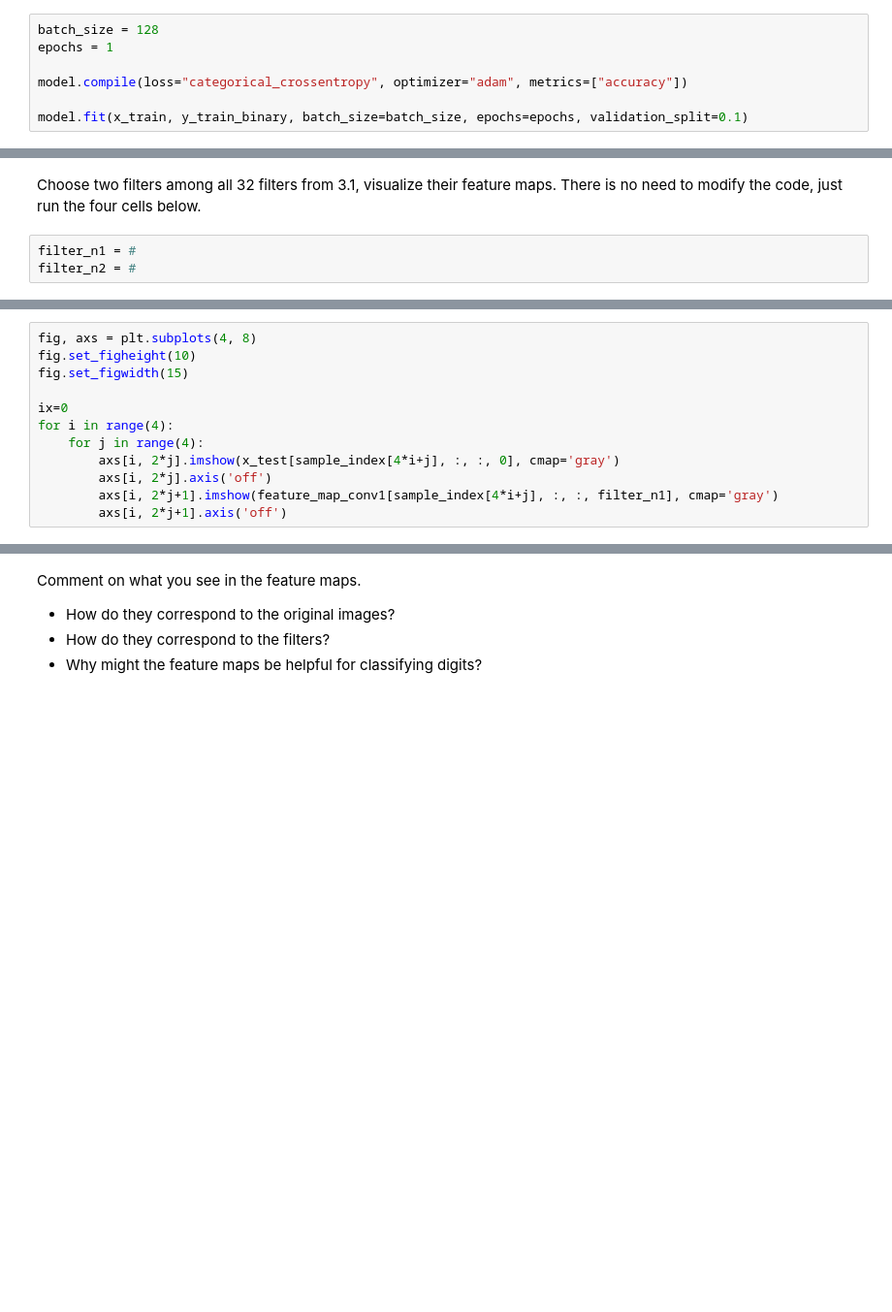
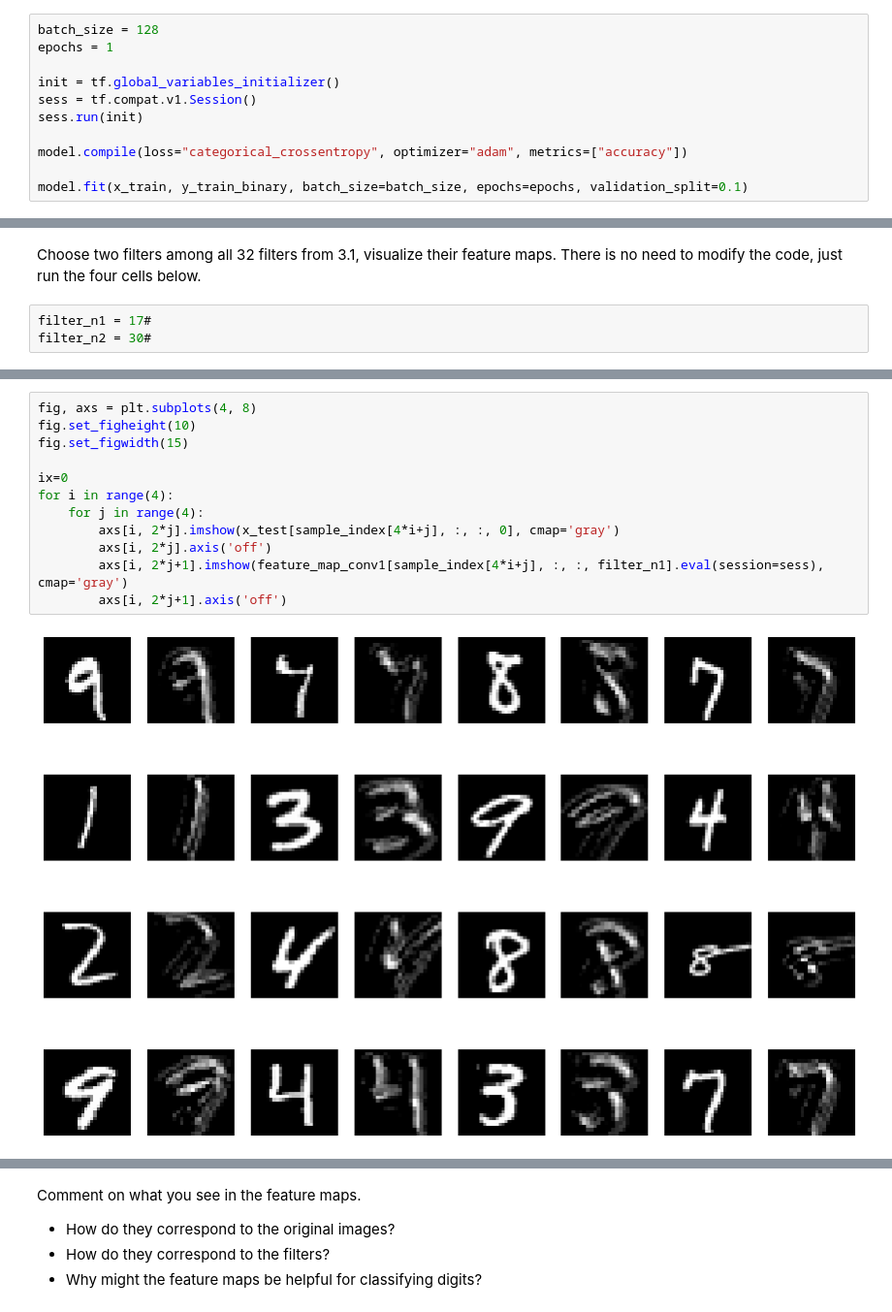
Before and after one commit to Voldemort108X/Yale-courses, a Jupyter notebook: SDS 665 Intermediate Machine Learning/HWs/HW2/assn2.ipynb, the cells around one changed output, grey strips where cells are left out. Shown at 97% size. Drawn from its saved outputs; the diff is of its cells as text; blank space fills up the shorter version.

```diff
--- a/SDS 665 Intermediate Machine Learning/HWs/HW2/assn2.ipynb
+++ b/SDS 665 Intermediate Machine Learning/HWs/HW2/assn2.ipynb
@@ -109,6 +107,10 @@ _________________________________________________________________
 batch_size = 128
 epochs = 1
 
+init = tf.global_variables_initializer()
+sess = tf.compat.v1.Session()
+sess.run(init)
+
 model.compile(loss="categorical_crossentropy", optimizer="adam", metrics=["accuracy"])
 
 model.fit(x_train, y_train_binary, batch_size=batch_size, epochs=epochs, validation_split=0.1)
@@ -160,7 +164,7 @@ sample_index = random.sample(range(1, len(x_test)), 16)
 # %% [markdown]
 Choose two filters among all 32 filters from 3.1, visualize their feature maps. There is no need to modify the code, just run the four cells below.
 # %%
-filter_n1 = #
-filter_n2 = #
+filter_n1 = 17#
+filter_n2 = 30#
 # %%
 plt.imshow(filters_conv1[:, :, 0, filter_n1], cmap='gray')
@@ -167,14 +174,16 @@ plt.imshow(filters_conv1[:, :, 0, filter_n1], cmap='gray')
 # %%
 fig, axs = plt.subplots(4, 8)
 fig.set_figheight(10)
 fig.set_figwidth(15)
 
 ix=0
 for i in range(4):
     for j in range(4):
         axs[i, 2*j].imshow(x_test[sample_index[4*i+j], :, :, 0], cmap='gray')
         axs[i, 2*j].axis('off')
-        axs[i, 2*j+1].imshow(feature_map_conv1[sample_index[4*i+j], :, :, filter_n1], cmap='gray')
+        axs[i, 2*j+1].imshow(feature_map_conv1[sample_index[4*i+j], :, :, filter_n1].eval(session=sess), cmap='gray')
         axs[i, 2*j+1].axis('off')
+# %% [output]
+[figure, added]
 # %%
 plt.imshow(filters_conv1[:, :, 0, filter_n2], cmap='gray')
```
Also changed, not shown: parts of 19 cells of this notebook.
